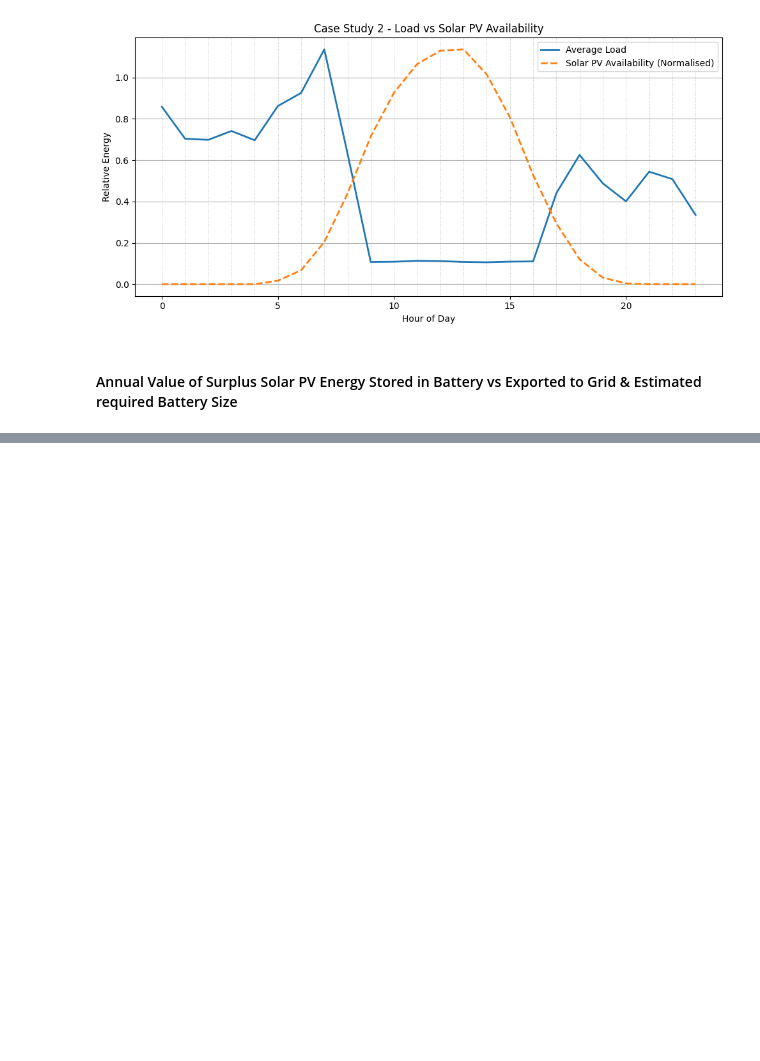
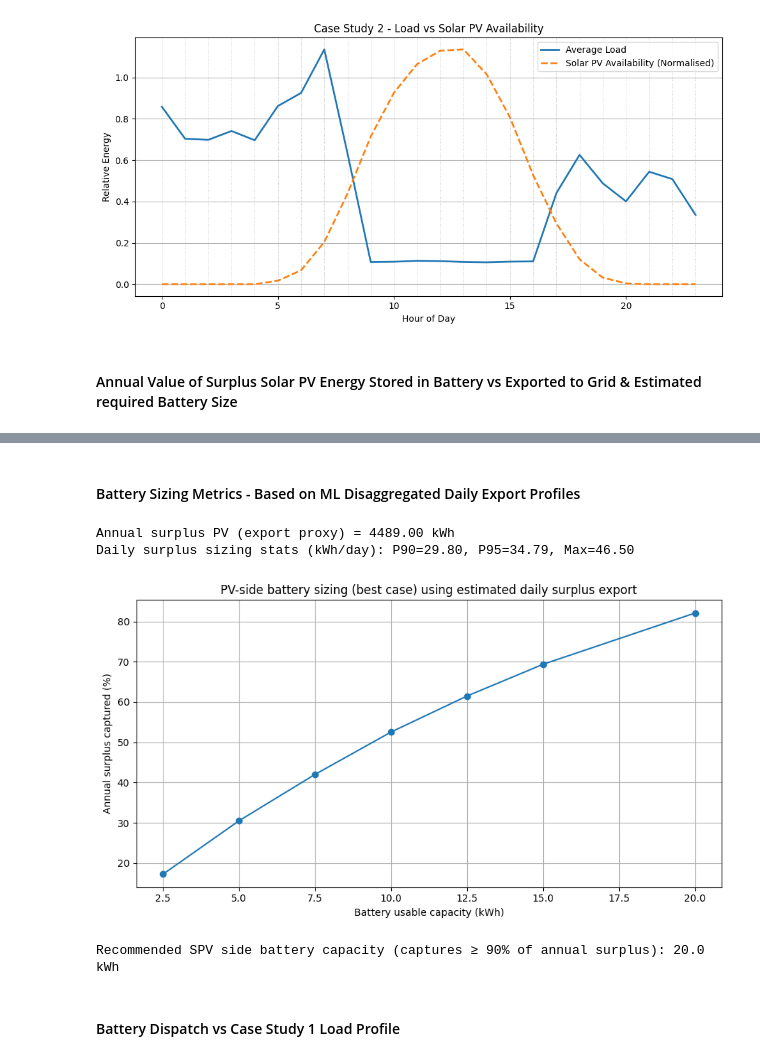
Before and after one commit to p-sav/PFDA, a Jupyter notebook: Project/Energy_analysis.ipynb, the cells around one changed output, grey strips where cells are left out. Drawn from its saved outputs; the diff is of its cells as text; code cells hidden in the pictures; blank space fills up the shorter version.

```diff
--- a/Project/Energy_analysis.ipynb
+++ b/Project/Energy_analysis.ipynb
@@ -1658,0 +1659,67 @@ P95:                        34.79 kWh
+# %% [markdown]
+#### Battery Sizing Metrics - Based on ML Disaggregated Daily Export Profiles
+# %%
+import numpy as np                                  # Numerical tools for percentile and array ops
+import pandas as pd                                 # Data handling
+import matplotlib.pyplot as plt                     # Plotting
+
+# Ensure the daily surplus export column exists before sizing
+if 'Daily_Export_kWh' not in daily_irradiance.columns:                               # Check required column exists
+    raise KeyError("Missing 'Daily_Export_kWh' in daily_irradiance. Run the daily allocation cell first.")  # Stop with clear message
+
+# Make a clean working copy and keep only valid daily values
+pv_surplus = daily_irradiance[['Date', 'Daily_Export_kWh']].copy()                  # Copy only columns we need
+pv_surplus['Daily_Export_kWh'] = pd.to_numeric(pv_surplus['Daily_Export_kWh'], errors='coerce')  # Force numeric
+pv_surplus = pv_surplus.dropna(subset=['Daily_Export_kWh'])                         # Drop rows where conversion failed
+pv_surplus = pv_surplus[pv_surplus['Daily_Export_kWh'] >= 0]                        # Remove any negative values if present
+
+# Annual surplus PV exported (used as proxy for "available surplus to store")
+annual_surplus_kwh = pv_surplus['Daily_Export_kWh'].sum()                           # Total annual surplus energy (kWh)
+
+# Basic sizing statistics from daily surplus distribution
+p90_kwh = np.percentile(pv_surplus['Daily_Export_kWh'], 90)                         # 90th percentile daily surplus (kWh/day)
+p95_kwh = np.percentile(pv_surplus['Daily_Export_kWh'], 95)                         # 95th percentile daily surplus (kWh/day)
+max_kwh = pv_surplus['Daily_Export_kWh'].max()                                      # Max daily surplus (kWh/day)
+
+# Choose battery capacity candidates in kWh (edit this list freely)
+capacity_options_kwh = [2.5, 5, 7.5, 10, 12.5, 15, 20]                              # Candidate usable battery capacities (kWh)
+
+# Calculate how much surplus each battery size could capture (PV-side only, best case)
+results = []                                                                        # Store results for each capacity
+for cap in capacity_options_kwh:                                                    # Loop candidate sizes
+    captured_kwh = np.minimum(pv_surplus['Daily_Export_kWh'], cap).sum()            # Capture per day limited by capacity, summed over year
+    captured_pct = (captured_kwh / annual_surplus_kwh) * 100 if annual_surplus_kwh > 0 else 0  # Percent captured
+    results.append([cap, captured_kwh, captured_pct])                               # Append row to results
+
+# Convert results to DataFrame for display and later plotting
+battery_sizing = pd.DataFrame(results, columns=['Battery_kWh', 'Annual_Captured_kWh', 'Captured_%'])  # Create results table
+
+# Print key summary numbers
+print(f"Annual surplus PV (export proxy) = {annual_surplus_kwh:.2f} kWh")           # Print annual surplus
+print(f"Daily surplus sizing stats (kWh/day): P90={p90_kwh:.2f}, P95={p95_kwh:.2f}, Max={max_kwh:.2f}")  # Print percentiles
+
+# Show the sizing table
+battery_sizing                                                                            # Display sizing table in notebook
+
+# Plot: percent of annual surplus captured vs battery size
+plt.figure(figsize=(9, 5))                                                          # Create figure
+plt.plot(battery_sizing['Battery_kWh'], battery_sizing['Captured_%'], marker='o')    # Line plot with markers
+plt.xlabel("Battery usable capacity (kWh)")                                          # X label
+plt.ylabel("Annual surplus captured (%)")                                            # Y label
+plt.title("PV-side battery sizing (best case) using estimated daily surplus export") # Title
+plt.grid(True)                                                                        # Grid for readability
+plt.tight_layout()                                                                    # Layout
+plt.show()                                                                            # Render plot
+
+# Optional: pick a simple recommendation rule (smallest capacity that captures at least 90%)
+target_capture_pct = 90                                                              # Target capture threshold (%)
+eligible = battery_sizing[battery_sizing['Captured_%'] >= target_capture_pct]        # Filter capacities meeting target
+recommended_kwh = eligible['Battery_kWh'].iloc[0] if len(eligible) > 0 else battery_sizing['Battery_kWh'].iloc[-1]  # Choose smallest meeting target
+print(f"Recommended SPV side battery capacity (captures ≥ {target_capture_pct}% of annual surplus): {recommended_kwh} kWh")  # Print recommendation
+# %% [output]
+Annual surplus PV (export proxy) = 4489.00 kWh
+Daily surplus sizing stats (kWh/day): P90=29.80, P95=34.79, Max=46.50
+[figure, added]
+Recommended SPV side battery capacity (captures ≥ 90% of annual surplus): 20.0 kWh
+# %% [markdown]
+#### Battery Dispatch vs Case Study 1 Load Profile
```
Also changed, not shown: parts of 1 cell of this notebook.
